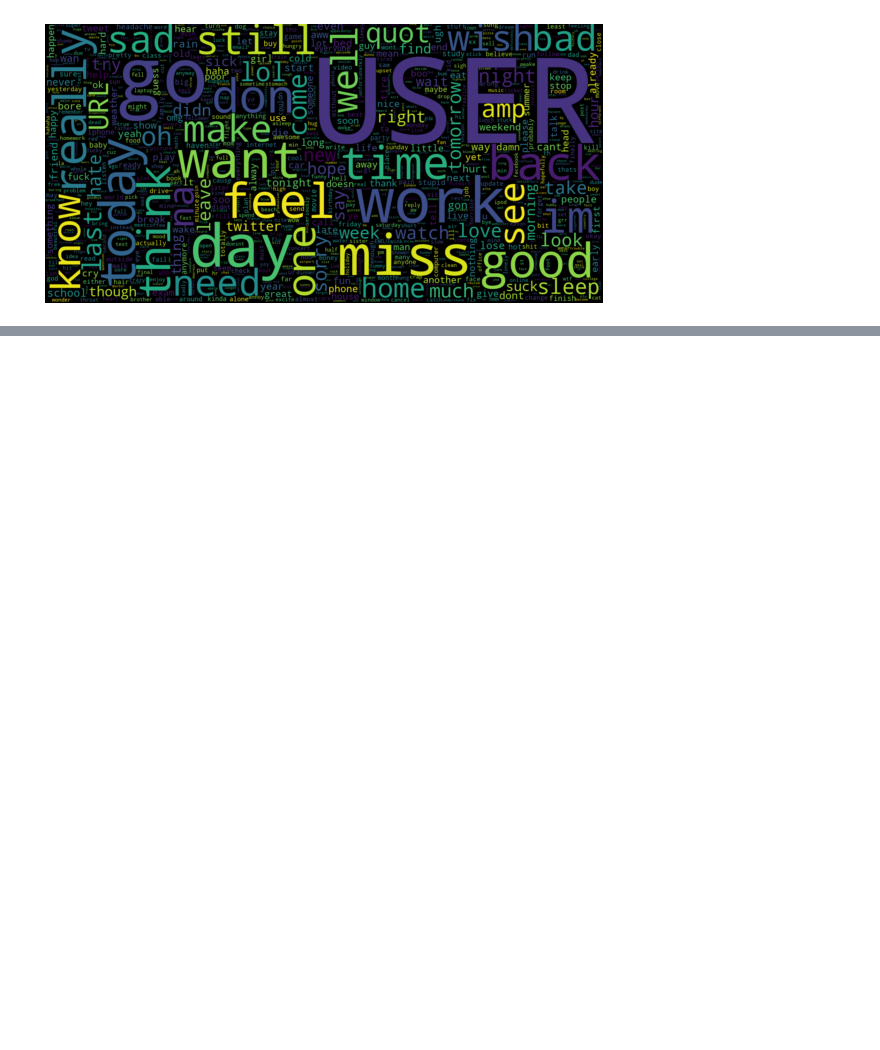
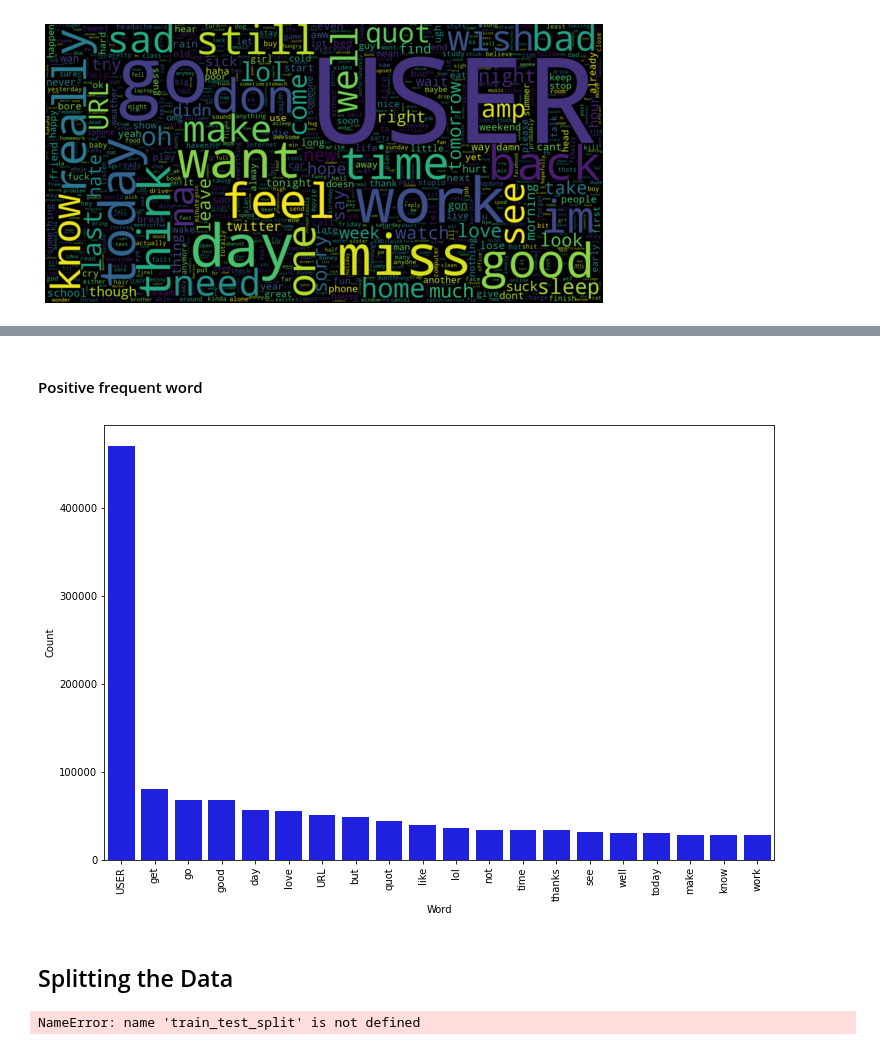
Before and after one commit to MoSaidi/Sentiment-Analysis, a Jupyter notebook: Sentiment-Analysis-Notebook.ipynb, the cells around one changed output, grey strips where cells are left out. Cells and saved outputs as stored; diff of their text form; code cells hidden in the pictures; blank space fills up the shorter version.

Commit message:
Data splitting [train & test data]

```diff
--- a/Sentiment-Analysis-Notebook.ipynb
+++ b/Sentiment-Analysis-Notebook.ipynb
@@ -393,0 +398,15 @@ mostFrequentWords(text[:800000],20)
+# %% [markdown]
+#### Positive frequent word
+# %%
+mostFrequentWords(text[800000:],20)
+# %% [output]
+[figure, added]
+# %% [markdown]
+## <a name="p7">Splitting the Data</a>
+# %%
+# Splitting the entire set into train and test with test size of 5%
+X_train, X_test, y_train, y_test = train_test_split(text, sentiment,
+                                                    test_size = 0.05, random_state = 0)
+print('Splitting the data is done .')
+# %% [output]
+NameError: name 'train_test_split' is not defined
```
Also changed, not shown: parts of 19 cells of this notebook.
